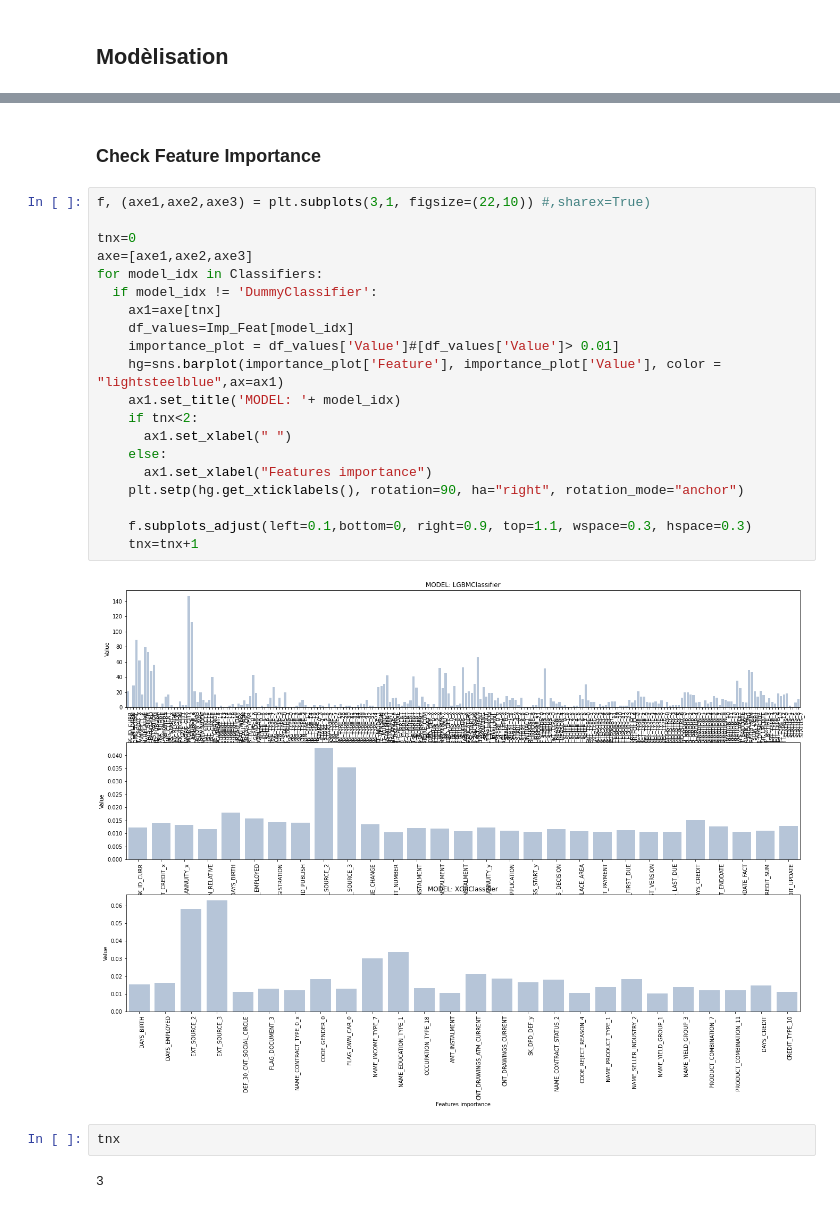
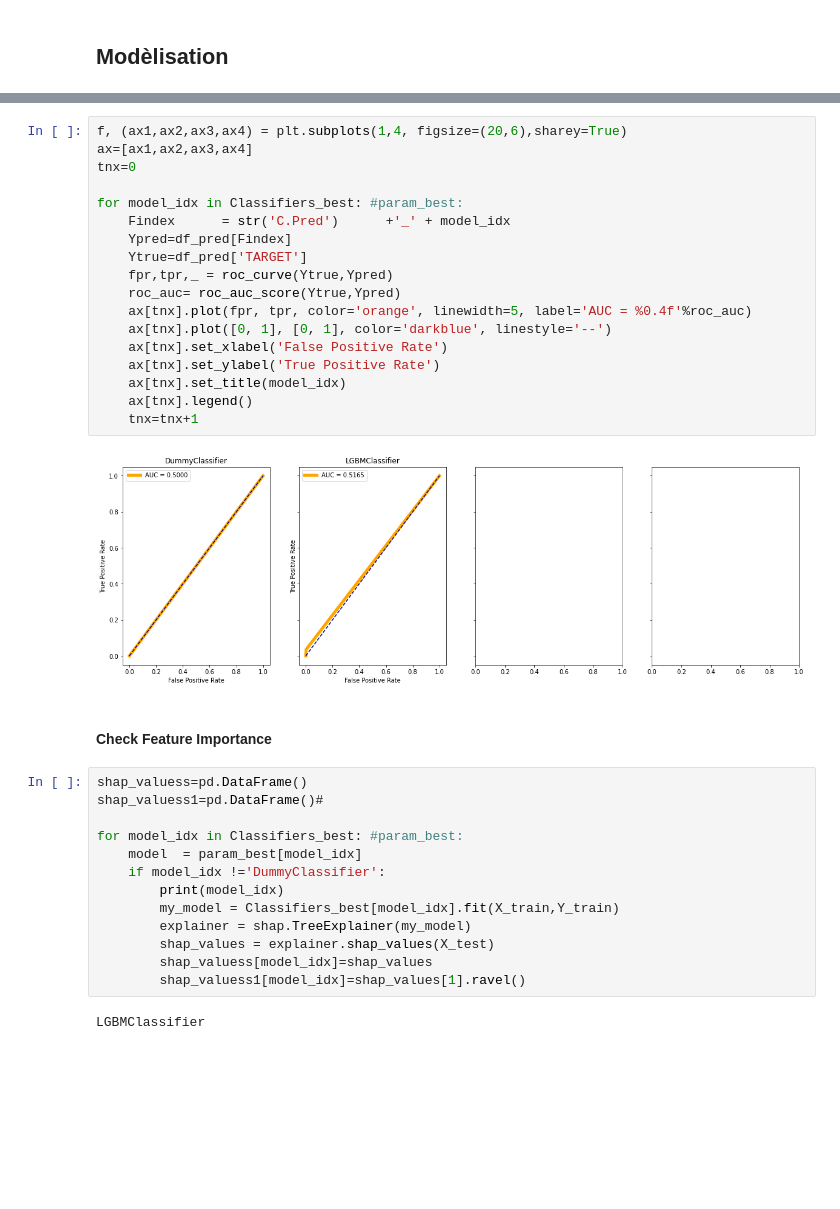
Before and after one commit to yonssJ/Data-Science-Course, a Jupyter notebook: P7/Modelling.ipynb, the cells around one changed output, grey strips where cells are left out. Drawn from its saved outputs; the diff is of its cells as text; blank space fills up the shorter version.

```diff
--- a/P7/Modelling.ipynb
+++ b/P7/Modelling.ipynb
@@ -250,28 +352,37 @@ plt.show()
+# %%
+f, (ax1,ax2,ax3,ax4) = plt.subplots(1,4, figsize=(20,6),sharey=True)
+ax=[ax1,ax2,ax3,ax4]
+tnx=0
+
+for model_idx in Classifiers_best: #param_best:
+    Findex      = str('C.Pred')      +'_' + model_idx
+    Ypred=df_pred[Findex]
+    Ytrue=df_pred['TARGET']
+    fpr,tpr,_ = roc_curve(Ytrue,Ypred)
+    roc_auc= roc_auc_score(Ytrue,Ypred)
+    ax[tnx].plot(fpr, tpr, color='orange', linewidth=5, label='AUC = %0.4f'%roc_auc)
+    ax[tnx].plot([0, 1], [0, 1], color='darkblue', linestyle='--')
+    ax[tnx].set_xlabel('False Positive Rate')
+    ax[tnx].set_ylabel('True Positive Rate')
+    ax[tnx].set_title(model_idx)
+    ax[tnx].legend()
+    tnx=tnx+1
+# %% [output]
+[figure, added]
 # %% [markdown]
-### Check Feature Importance
+#### Check Feature Importance
-# %%
-f, (axe1,axe2,axe3) = plt.subplots(3,1, figsize=(22,10)) #,sharex=True)
-
-tnx=0
-axe=[axe1,axe2,axe3]
-for model_idx in Classifiers:
-  if model_idx != 'DummyClassifier':
-    ax1=axe[tnx]
-    df_values=Imp_Feat[model_idx]
-    importance_plot = df_values['Value']#[df_values['Value']> 0.01]
-    hg=sns.barplot(importance_plot['Feature'], importance_plot['Value'], color = "lightsteelblue",ax=ax1)
-    ax1.set_title('MODEL: '+ model_idx)
-    if tnx<2:
-      ax1.set_xlabel(" ")
-    else:
-      ax1.set_xlabel("Features importance")
-    plt.setp(hg.get_xticklabels(), rotation=90, ha="right", rotation_mode="anchor")
-
-    f.subplots_adjust(left=0.1,bottom=0, right=0.9, top=1.1, wspace=0.3, hspace=0.3)
-    tnx=tnx+1
-# %% [output]
-[figure, removed]
-# %%
-tnx
-# %% [output]
-3
+# %%
+shap_valuess=pd.DataFrame()
+shap_valuess1=pd.DataFrame()#
+
+for model_idx in Classifiers_best: #param_best:
+    model  = param_best[model_idx]
+    if model_idx !='DummyClassifier':
+        print(model_idx)
+        my_model = Classifiers_best[model_idx].fit(X_train,Y_train)
+        explainer = shap.TreeExplainer(my_model)
+        shap_values = explainer.shap_values(X_test)
+        shap_valuess[model_idx]=shap_values
+        shap_valuess1[model_idx]=shap_values[1].ravel()
+# %% [output]
+LGBMClassifier
```
Also changed, not shown: parts of 55 cells of this notebook.
